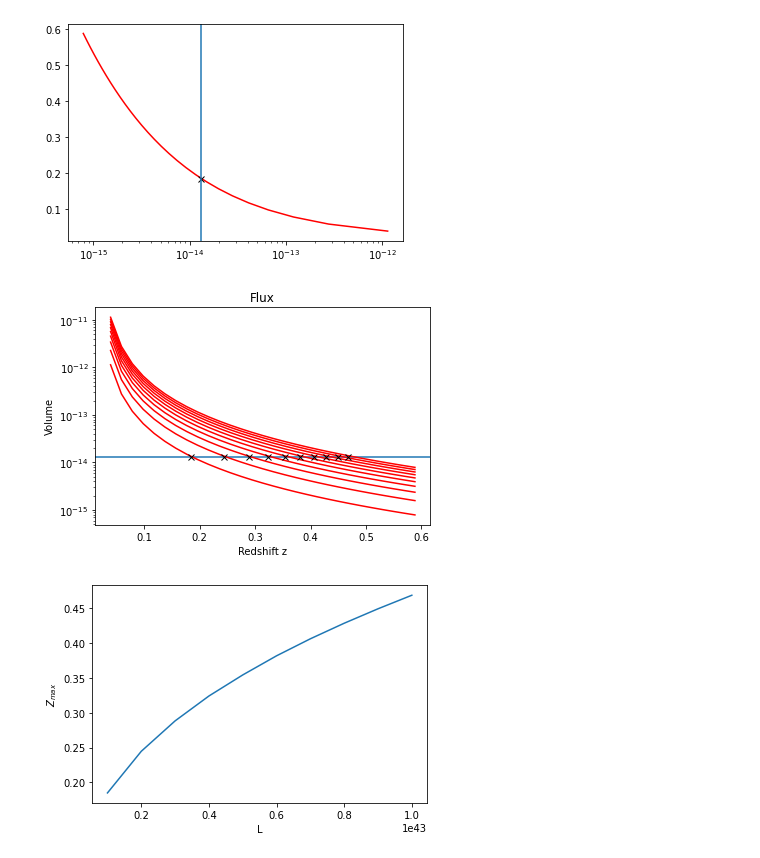
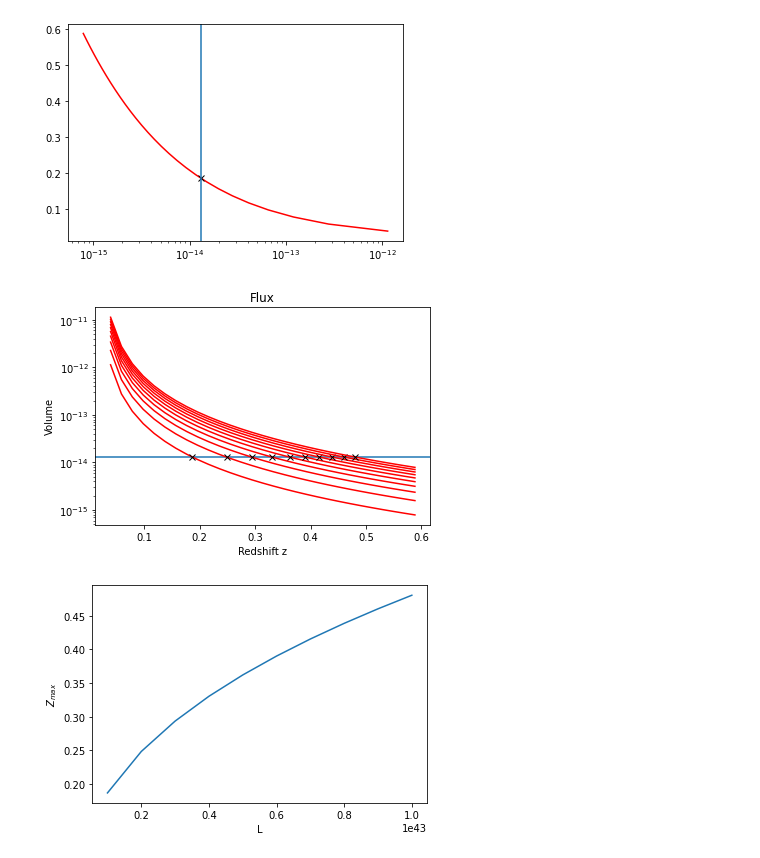
Before and after one commit to carle13/Galaxy-clusters-number-counts, a Jupyter notebook: analysis.ipynb, the cells around one changed output. Cells and saved outputs as stored; diff of their text form; code cells hidden in the pictures.

Commit message:
flux

```diff
--- a/analysis.ipynb
+++ b/analysis.ipynb
@@ -174,13 +174,13 @@ params = [None]*(len(data)-1)
 for i in range(1, len(data)):
 	params[i-1] = [None]*len(L)
 	for b in range(len(L)):
-		params[i-1][b] = interpolate.interp1d(flux[i][b][1:], flux[0][1:], 'linear')
+		params[i-1][b] = interpolate.interp1d(np.log10(flux[i][b][1:]), flux[0][1:], 'cubic')
 # %%
 zMax = [None]*len(params)
 for i in range(len(zMax)):
 	zMax[i] = [None]*len(L)
 	for b in range(len(L)):
-		zMax[i][b] = params[i][b](flim)
+		zMax[i][b] = (params[i][b](np.log10(flim)))
 # %%
 plt.figure()
 plt.semilogx(flux[2][0][:-75], flux[0][:-75], c='red')
@@ -197,15 +197,15 @@ plt.ylabel('Volume')
 plt.axhline(flim)
 for i in range(len(flux[2])):
 	plt.semilogy(flux[0][:-75], flux[2][i][:-75], c='red')
-	plt.plot(zMax[2][i], flim, 'x', c='black')
+	plt.plot(zMax[1][i], flim, 'x', c='black')
 plt.show()
 # %% [output]
-[figure, old version]
+[figure, new version]
 # %%
 plt.figure()
-plt.plot(L, zMax[2])
+plt.plot(L, zMax[1])
 plt.xlabel('L')
 plt.ylabel('$Z_{max}$')
 plt.show()
 # %% [output]
-[figure, old version]
+[figure, new version]
```
Also changed, not shown: parts of 1 cell of this notebook.
